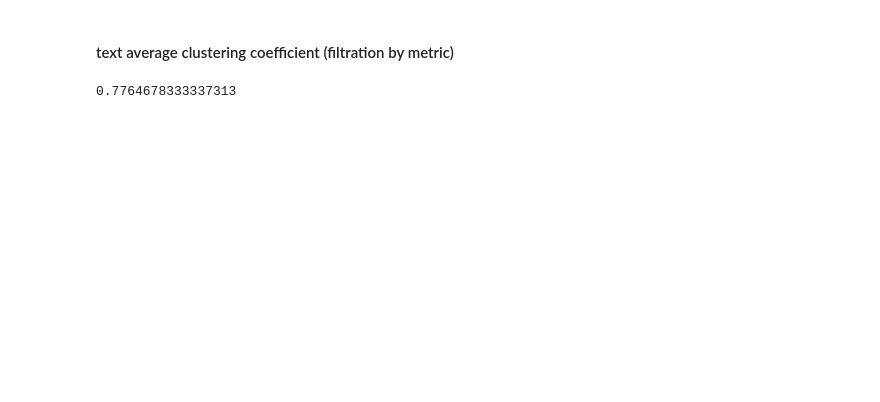
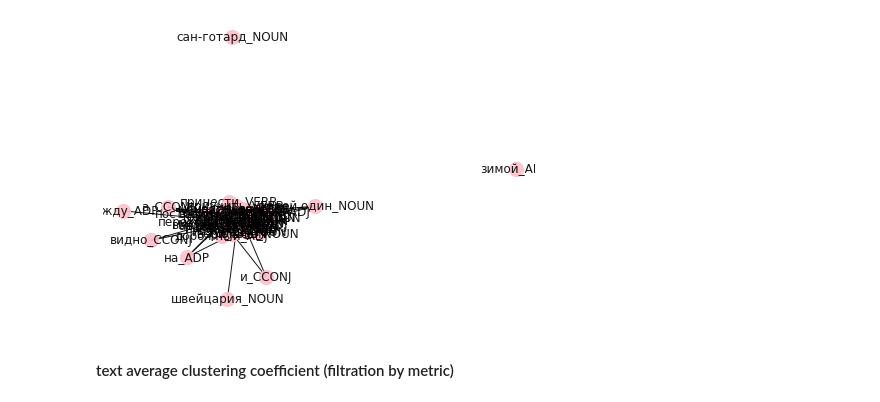
Before and after one commit to mitya8128/nlp_graph, a Jupyter notebook: graph_text.ipynb, the cells around one changed output. Cells and saved outputs as stored; diff of their text form; code cells hidden in the pictures; blank space fills up the shorter version.

Commit message:
create graph from random list equal-length to original POS-tagged text

```diff
--- a/graph_text.ipynb
+++ b/graph_text.ipynb
@@ -13,10 +13,14 @@ text = "Есть рядом две земли: Швейцария и Итали
 # %%
 text_tagged = pymorphy_tagger(clean_numbers(text))
 text_tagged = text_tagged.split()
+# %%
+text_tagged_rand = generate_random(text_tagged)
 # %%
 text_mat = adjacency_mat(text_tagged)
+text_mat_rand = adjacency_mat(text_tagged_rand)
 # %%
 graph = make_graph(text_mat, text_tagged, 0.1)
+graph_rand = make_graph(text_mat_rand, text_tagged_rand, 0.1)
 # %%
 draw_graph(graph, 200, 0.9, show_weights=False)
 # %% [output]
@@ -24,6 +28,6 @@ draw_graph(graph, 200, 0.9, show_weights=False)
+# %%
+draw_graph(graph_rand, 200, 0.9, show_weights=False)
+# %% [output]
+[figure, added]
 # %% [markdown]
 #### text average clustering coefficient (filtration by metric)
-# %%
-nx.average_clustering(graph)
-# %% [output]
-0.7764678333337313
```
Also changed, not shown: parts of 8 cells of this notebook.
